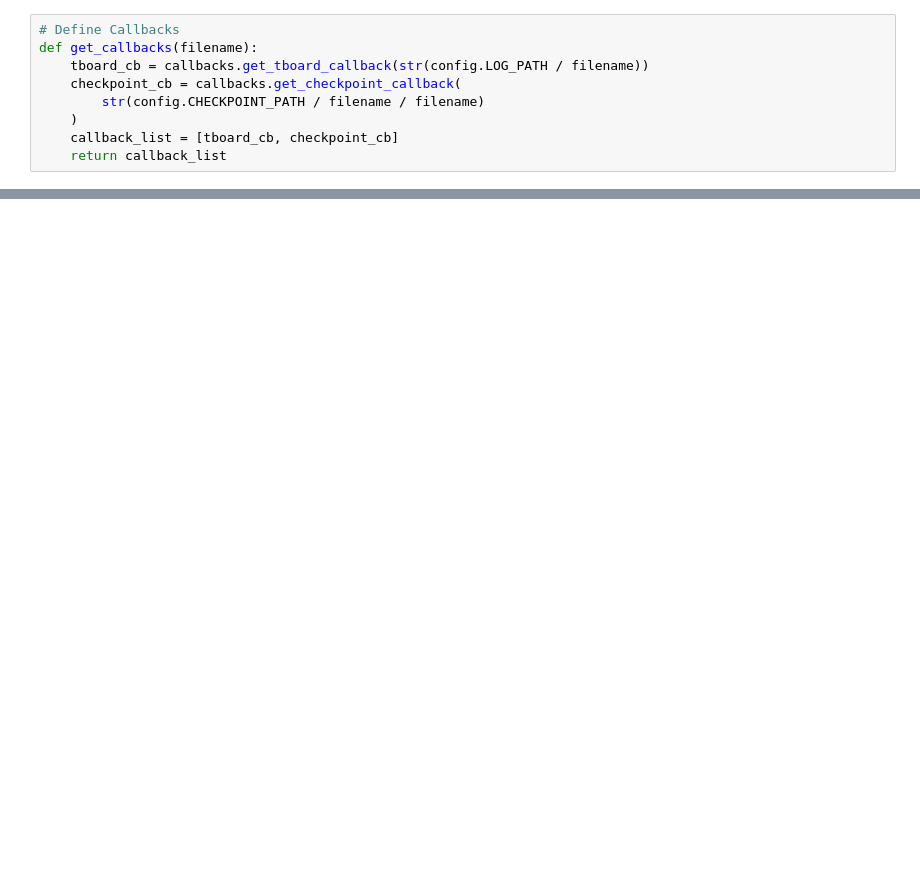
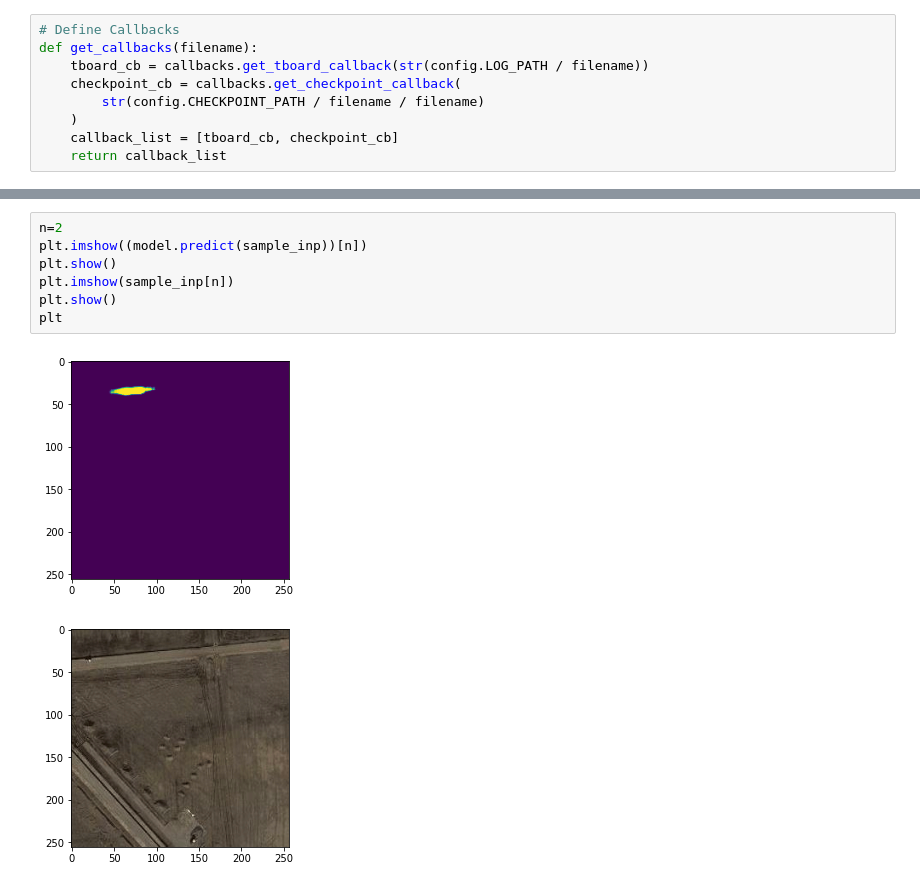
Before and after one commit to straxFromIbr/UnetModelScript, a Jupyter notebook: home/train.ipynb, the cells around one changed output, grey strips where cells are left out. Cells and saved outputs as stored; diff of their text form; blank space fills up the shorter version.

```diff
--- a/home/train.ipynb
+++ b/home/train.ipynb
@@ -89,0 +127,10 @@ plt.show()
+# %%
+n=2
+plt.imshow((model.predict(sample_inp))[n])
+plt.show()
+plt.imshow(sample_inp[n])
+plt.show()
+plt
+# %% [output]
+[figure, added]
+[figure, added]
```
Also changed, not shown: parts of 9 cells of this notebook, 5 other files.
